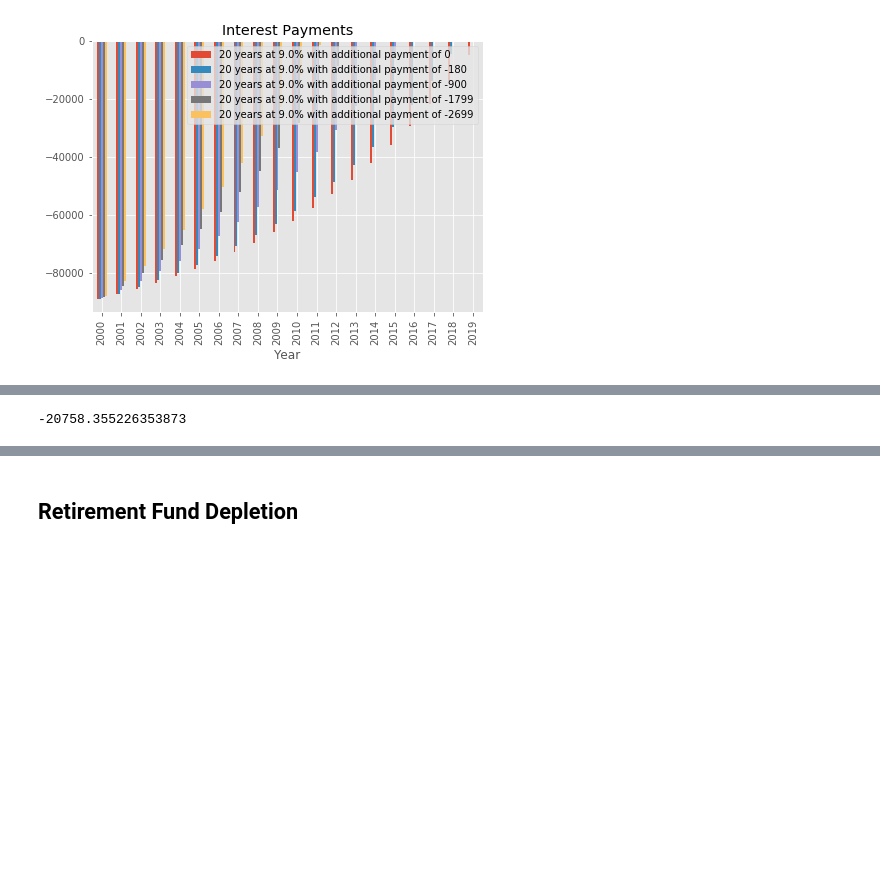
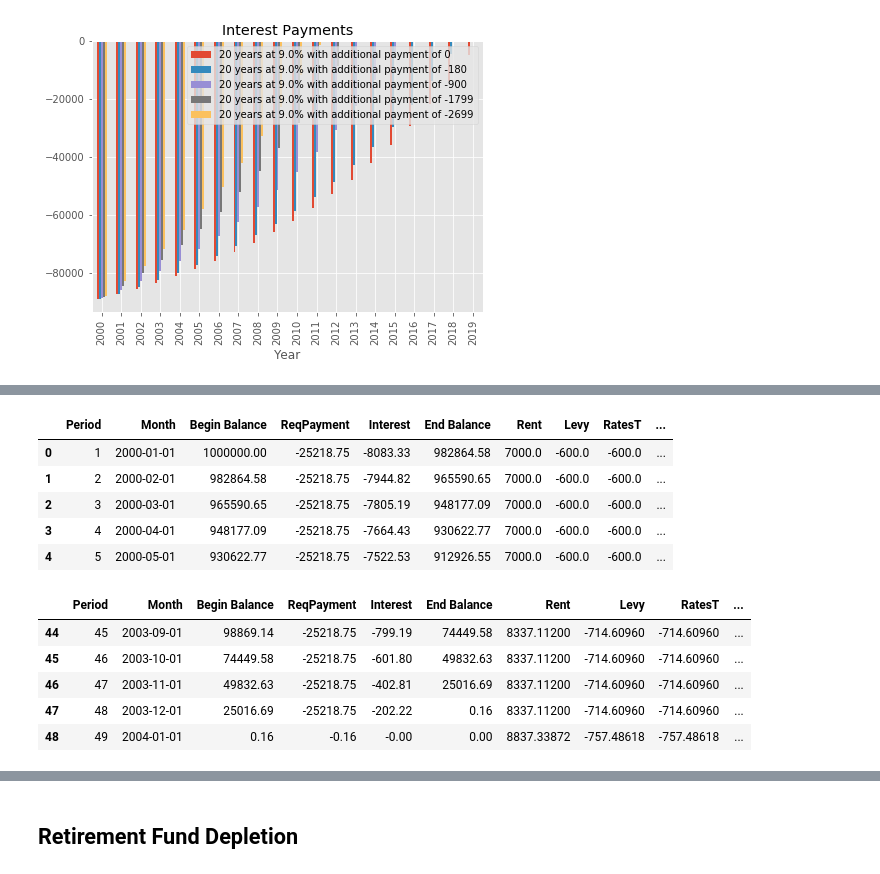
Before and after one commit to NelisW/RetirementPlanning, a Jupyter notebook: PersonalFinancialPlanning.ipynb, the cells around one changed output, grey strips where cells are left out. Drawn from its saved outputs; the diff is of its cells as text; code cells hidden in the pictures; blank space fills up the shorter version.

Commit message:
Added a working version of rental property bond payment

```diff
--- a/PersonalFinancialPlanning.ipynb
+++ b/PersonalFinancialPlanning.ipynb
@@ -337,30 +337,30 @@ Observe the effect of the number of years from 5 to 20, and the effect of changi
 
 This analysis presently ignores the effect of time value of money.
 # %%
-# to calculate the rent income into a DataFrame
-def renttable(rent, increasepyear, numcycles,date):
-    """The `renttable` function calculates the rent increasing
-    once per year (not every month) at the stated rate.
+# to calculate the annually increased value into a DataFrame
+def annualIncrease(value, increasepyear, numcycles, date, colhead='Value'):
+    """The `annualIncrease` function calculates the value increasing
+    once per year (not every month) at the stated annual rate.
     """
 
     p = 1
     currentyear = date.year
 
     while p < numcycles + 1:
-        yield OrderedDict([('Month',date),('Period', p),('Rent', rent)])
+        yield OrderedDict([('Month',date),('Period', p),(colhead, value)])
         # Increment the counter, balance and date
         p += 1
         date += relativedelta(months=1)
-        # only increase the rent once per year
+        # only increase the value once per year
         if date.year != currentyear:
             currentyear = date.year
-            rent *= 1 + increasepyear
+            value *= 1 + increasepyear
 
 
-def rent_income(rentpmonth, increasepyear, numcycles, start_date=(date(2000,1,1))):
+def annIncreaseTable(value, increasepyear, numcycles, start_date=(date(2000,1,1)),colhead='Rent'):
 
     # Generate the rent income schedule
-    rischedule = pd.DataFrame(renttable(rentpmonth, increasepyear, numcycles,start_date))
+    rischedule = pd.DataFrame(annualIncrease(value, increasepyear, numcycles,start_date,colhead=colhead))
 
     # Convert to a pandas datetime object to make subsequent calcs easier
     rischedule["Month"] = pd.to_datetime(rischedule["Month"])
@@ -368,7 +368,8 @@ def rent_income(rentpmonth, increasepyear, numcycles, start_date=(date(2000,1,1)
     return rischedule
 # %%
 # to evaluate the tax benefits
-def bondtaxsavingsanalysis(principal,interest_rate,years,taxrate,rentpmonth,increasepyear,numAnnPayments=12):
+def bondtaxsavingsanalysis(principal,interest_rate,years,taxrate,rentpmonth,
+                           increasepyear,numAnnPayments=12,addpayment=0,addpayrate=0):
 
     reqpayment = round(np.pmt(interest_rate/numAnnPayments, years*numAnnPayments, principal), 2)
 
@@ -378,12 +379,13 @@ def bondtaxsavingsanalysis(principal,interest_rate,years,taxrate,rentpmonth,incr
         interest_rate=interest_rate,
         years=years,
         reqpayment = reqpayment,
-        addpayment=0,
+        addpayment=addpayment,
         numAnnPayments=numAnnPayments,
-        start_date=date(2000, 1,1))
+        start_date=date(2000, 1,1),
+        addpayrate=addpayrate)
 
     numcycles = stats['Num Payments']
-    rischedule = rent_income(rentpmonth=rentpmonth, increasepyear=increasepyear, numcycles=numcycles)
+    rischedule = annIncreaseTable(value=rentpmonth, increasepyear=increasepyear, numcycles=numcycles)
     # Now merge the bond table with the rent income table
     dfc = df.copy().drop(["ReqPayment","AddPayment","Begin Balance"],axis=1)
     dfc = dfc.merge(rischedule.drop(["Month"],axis=1), on='Period')
@@ -650,6 +657,2 @@ For simplicity we assume that the additional down payment funds are free (no cos
 
 This is a classical minimisation problem, which can be solved by many different techniques.
-# %%
-np.pmt(rate=0.09/12, nper=5*12, pv=1000000, fv=0, when='end')
-# %% [output]
--20758.355226353873
@@ -655,0 +734,30 @@ np.pmt(rate=0.09/12, nper=5*12, pv=1000000, fv=0, when='end')
+# %%
+principal = 1000000
+interest_rate = 0.097
+years = 4
+rentpmonth = 7000
+rentpermonthInc = 0.06
+agentPcnt = 0.1
+levy = -600
+ratesnt = -600
+levyInc = 0.06
+ratesntInc = 0.06
+taxrate = 0.33
+
+dfc,istats = rentalProperty(principal=principal,interest_rate=interest_rate,
+                years=years,rentpmonth=rentpmonth,rentpermonthInc=rentpermonthInc,
+                agentPcnt=agentPcnt,levy=levy,ratesnt=ratesnt,levyInc=levyInc,
+                ratesntInc=ratesntInc,taxrate=taxrate)
+# %% [output]
+|  | Period | Month | Begin Balance | ReqPayment | Interest | End Balance | Rent | Levy | RatesT | ... |
+| 0 | 1 | 2000-01-01 | 1000000.00 | -25218.75 | -8083.33 | 982864.58 | 7000.0 | -600.0 | -600.0 | ... |
+| 1 | 2 | 2000-02-01 | 982864.58 | -25218.75 | -7944.82 | 965590.65 | 7000.0 | -600.0 | -600.0 | ... |
+| 2 | 3 | 2000-03-01 | 965590.65 | -25218.75 | -7805.19 | 948177.09 | 7000.0 | -600.0 | -600.0 | ... |
+| 3 | 4 | 2000-04-01 | 948177.09 | -25218.75 | -7664.43 | 930622.77 | 7000.0 | -600.0 | -600.0 | ... |
+| 4 | 5 | 2000-05-01 | 930622.77 | -25218.75 | -7522.53 | 912926.55 | 7000.0 | -600.0 | -600.0 | ... |
+|  | Period | Month | Begin Balance | ReqPayment | Interest | End Balance | Rent | Levy | RatesT | ... |
+| 44 | 45 | 2003-09-01 | 98869.14 | -25218.75 | -799.19 | 74449.58 | 8337.11200 | -714.60960 | -714.60960 | ... |
+| 45 | 46 | 2003-10-01 | 74449.58 | -25218.75 | -601.80 | 49832.63 | 8337.11200 | -714.60960 | -714.60960 | ... |
+| 46 | 47 | 2003-11-01 | 49832.63 | -25218.75 | -402.81 | 25016.69 | 8337.11200 | -714.60960 | -714.60960 | ... |
+| 47 | 48 | 2003-12-01 | 25016.69 | -25218.75 | -202.22 | 0.16 | 8337.11200 | -714.60960 | -714.60960 | ... |
+| 48 | 49 | 2004-01-01 | 0.16 | -0.16 | -0.00 | 0.00 | 8837.33872 | -757.48618 | -757.48618 | ... |
```
Also changed, not shown: parts of 4 cells of this notebook, 2 other files.
